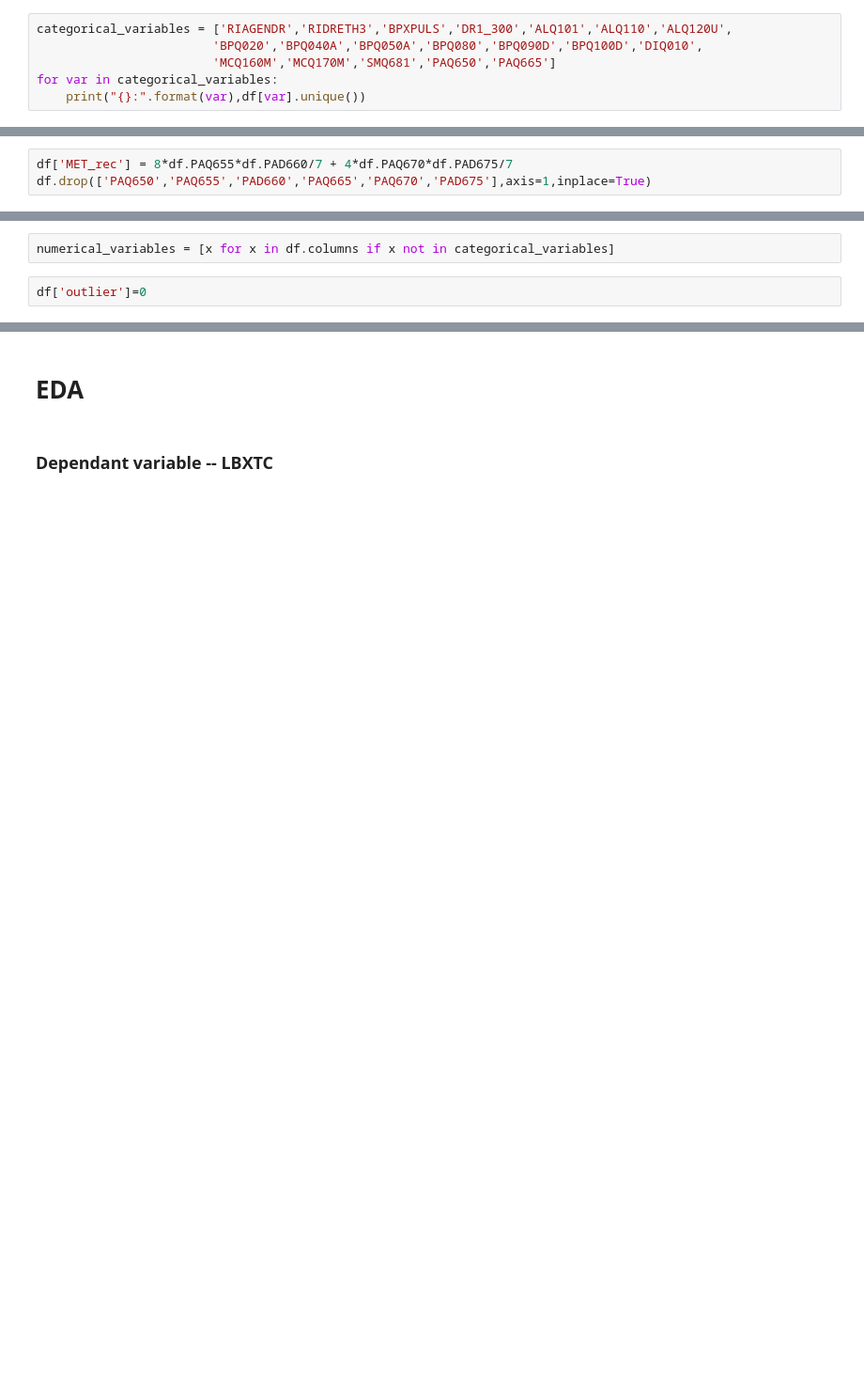
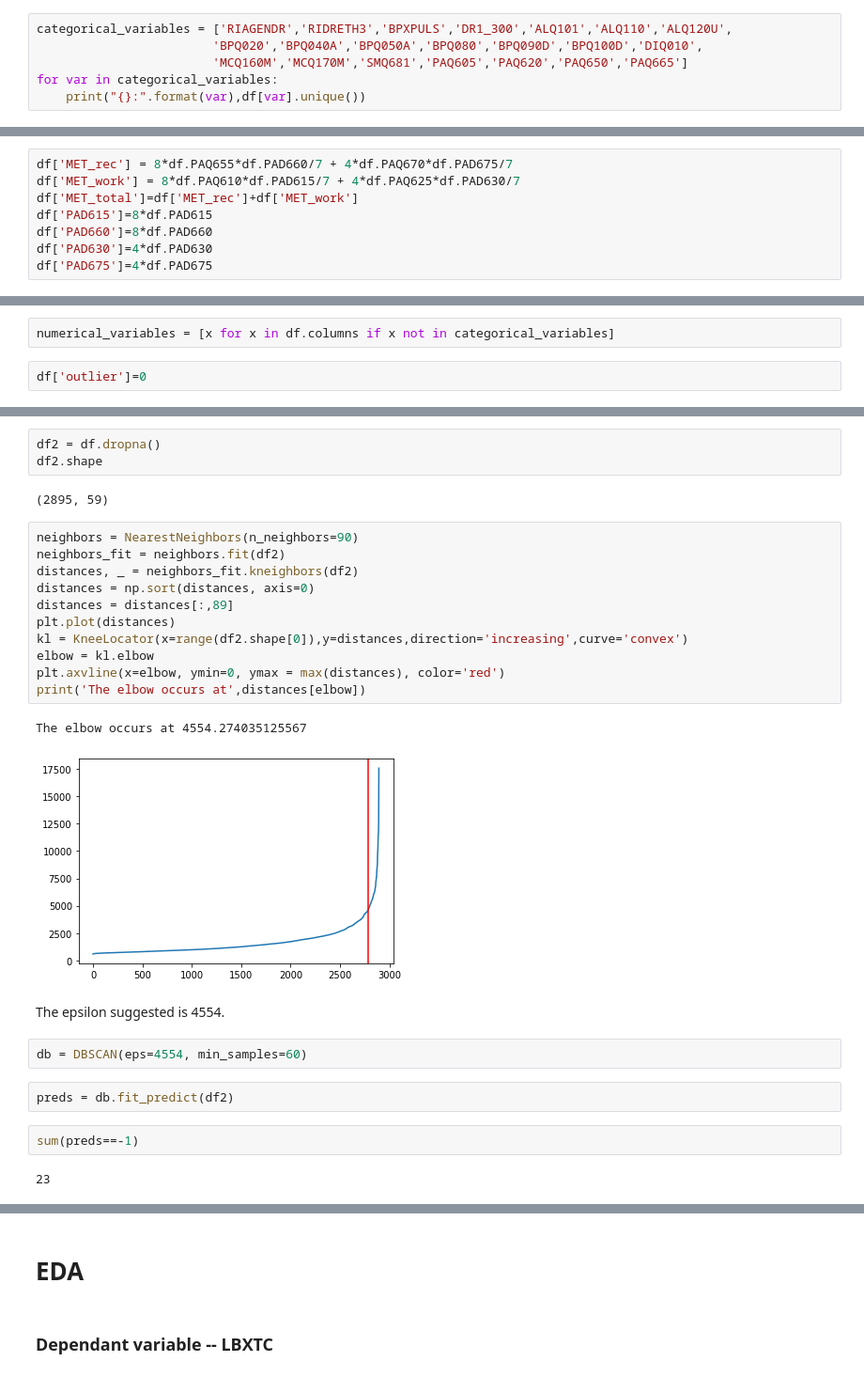
Before and after one commit to mathisme/ThinkfulDSFinalCapstone, a Jupyter notebook: final.ipynb, the cells around one changed output, grey strips where cells are left out. Shown: that part at 94% size. Cells and saved outputs as stored; diff of their text form; blank space fills up the shorter version.

```diff
--- a/final.ipynb
+++ b/final.ipynb
@@ -356,7 +377,7 @@ Looking at unique values of categorical variables to see if there are any errono
 # %%
 categorical_variables = ['RIAGENDR','RIDRETH3','BPXPULS','DR1_300','ALQ101','ALQ110','ALQ120U',
                         'BPQ020','BPQ040A','BPQ050A','BPQ080','BPQ090D','BPQ100D','DIQ010',
-                        'MCQ160M','MCQ170M','SMQ681','PAQ650','PAQ665']
+                        'MCQ160M','MCQ170M','SMQ681','PAQ605','PAQ620','PAQ650','PAQ665']
 for var in categorical_variables:
     print("{}:".format(var),df[var].unique())
 # %% [output]
@@ -394,6 +415,11 @@ According to the codebook, the amount of physical activity comes with a MET scor
 # %%
 df['MET_rec'] = 8*df.PAQ655*df.PAD660/7 + 4*df.PAQ670*df.PAD675/7
-df.drop(['PAQ650','PAQ655','PAD660','PAQ665','PAQ670','PAD675'],axis=1,inplace=True)
+df['MET_work'] = 8*df.PAQ610*df.PAD615/7 + 4*df.PAQ625*df.PAD630/7
+df['MET_total']=df['MET_rec']+df['MET_work']
+df['PAD615']=8*df.PAD615
+df['PAD660']=8*df.PAD660
+df['PAD630']=4*df.PAD630
+df['PAD675']=4*df.PAD675
 # %% [markdown]
 ### Transformed nutritional varaibles
 DR1_300 asks how much you consumed compares to average, with 1 being more than usual, 2 being usual, and 3 being less than usual.  I am going to create average daily nutrition intakes using these values by multiplying the nutritional values by 1/2 if the repsonse to DR1_300 was 1, keeping them the same if the response to DR1_300 was 2, and multiplying by 2 if the response to DR1_300 was 3.  Then I will drop the original nutrition values and DR1_300.
@@ -433,0 +479,29 @@ df['outlier']=0
+# %%
+df2 = df.dropna()
+df2.shape
+# %% [output]
+(2895, 59)
+# %%
+neighbors = NearestNeighbors(n_neighbors=90)
+neighbors_fit = neighbors.fit(df2)
+distances, _ = neighbors_fit.kneighbors(df2)
+distances = np.sort(distances, axis=0)
+distances = distances[:,89]
+plt.plot(distances)
+kl = KneeLocator(x=range(df2.shape[0]),y=distances,direction='increasing',curve='convex')
+elbow = kl.elbow
+plt.axvline(x=elbow, ymin=0, ymax = max(distances), color='red')
+print('The elbow occurs at',distances[elbow])
+# %% [output]
+The elbow occurs at 4554.274035125567
+[figure, added]
+# %% [markdown]
+The epsilon suggested is 4554.
+# %%
+db = DBSCAN(eps=4554, min_samples=60)
+# %%
+preds = db.fit_predict(df2)
+# %%
+sum(preds==-1)
+# %% [output]
+23
```
Also changed, not shown: parts of 29 cells of this notebook, 1 other file.
